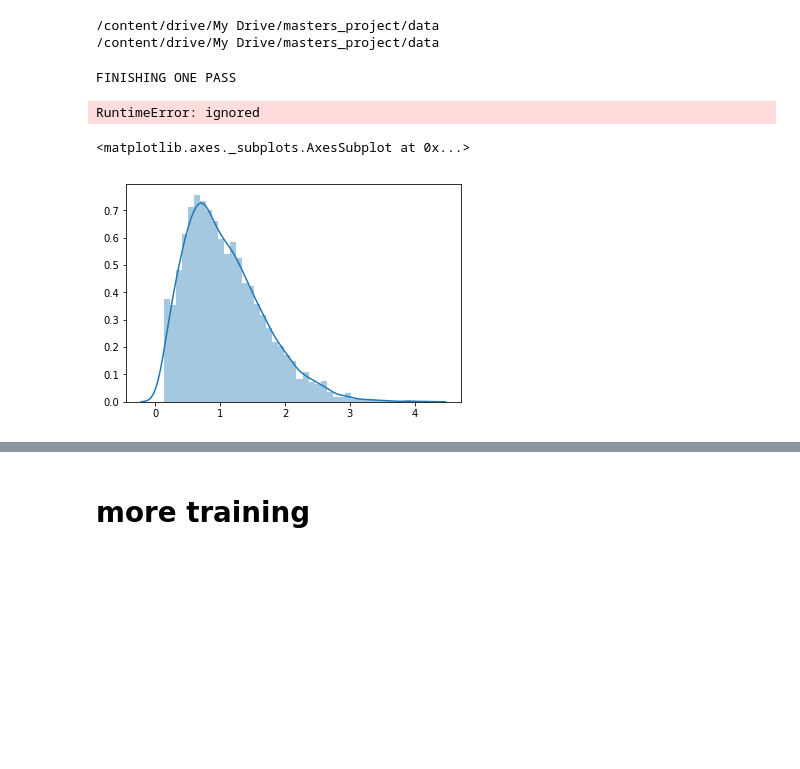
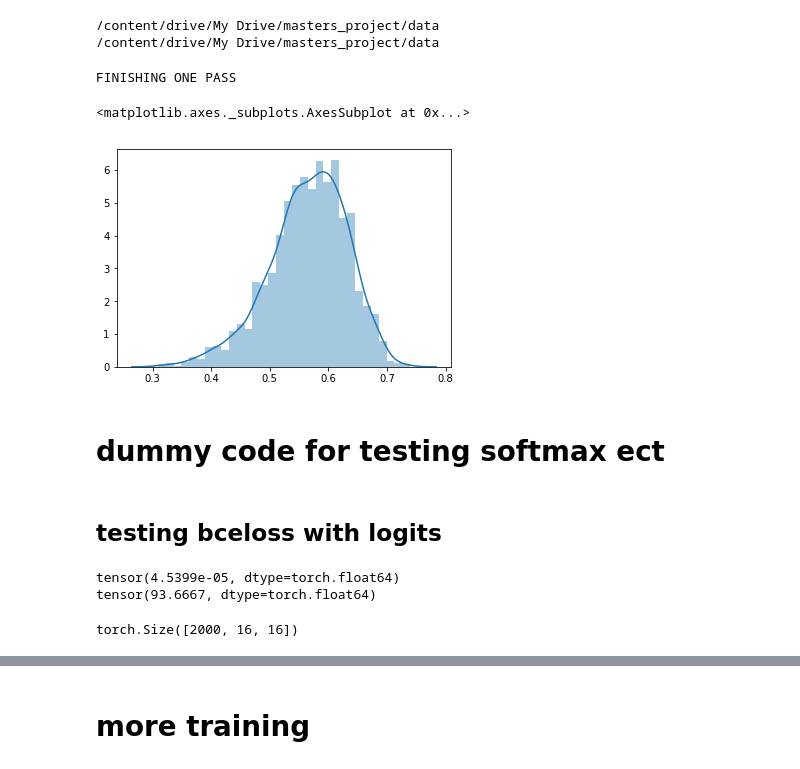
Before and after one commit to Garethlomax/acse-9-independent-research-project-Garethlomax, a Jupyter notebook: full_data.ipynb, the cells around one changed output, grey strips where cells are left out. Drawn from its saved outputs; the diff is of its cells as text; code cells hidden in the pictures; blank space fills up the shorter version.

Commit message:
looking at better loss functions - multi label classification and bcelogit

```diff
--- a/full_data.ipynb
+++ b/full_data.ipynb
@@ -1308,7 +1308,7 @@ def batch_loss_histogram(model, train_loader):
         x = x.cpu()
 #     print(x.shape)
     # now over each one in x - we do
-        loss_func = nn.MSELoss()
+        loss_func = nn.BCEWithLogitsLoss()
         loss = []
         for i in range(len(x)):
             loss.append(loss_func(x[i,:,0],b[i:i+1]).item())
@@ -1324,7 +1324,6 @@ def batch_loss_histogram(model, train_loader):
 losses = batch_loss_histogram(test_model, train_loader)
 # %% [output]
 FINISHING ONE PASS
-RuntimeError: ignored
 # %%
 # np.save("distribution_of_loss_5000valid_min_events_25.npy", losses)
 # %%
@@ -1332,5 +1331,7 @@ RuntimeError: ignored
 # %%
-# sns.distplot(losses)
+sns.distplot(losses)
 # %% [output]
 <matplotlib.axes._subplots.AxesSubplot at 0x...>
-[figure, old version]
+[figure, new version]
+# %% [markdown]
+# dummy code for testing softmax ect
@@ -1336,0 +1341,30 @@ RuntimeError: ignored
+# %% [markdown]
+## testing bceloss with logits
+# %%
+bce = nn.BCEWithLogitsLoss()
+mse = nn.MSELoss()
+bce_plain = nn.BCELoss()
+sig = nn.Sigmoid()
+
+i = np.array([0,0,1])
+j = np.array([-10,-10, 10])
+i_t = torch.tensor(i).double()
+j_t = torch.tensor(j).double()
+
+# a1 = a[0][0][0]
+# a2 = a[0][0][1]
+# print(bce_plain(a1,a1))
+# print(bce(a1,a1))
+# print(mse(a1,a1))
+# a3 = sig(a1)
+# print(bce_plain(i_t,i_t))
+# print(bce(i_t, i_t))
+print(bce(j_t, i_t))
+print(mse(j_t, i_t))
+# %% [output]
+tensor(4.5399e-05, dtype=torch.float64)
+tensor(93.6667, dtype=torch.float64)
+# %%
+b.shape
+# %% [output]
+torch.Size([2000, 16, 16])
```
Also changed, not shown: parts of 10 cells of this notebook.
